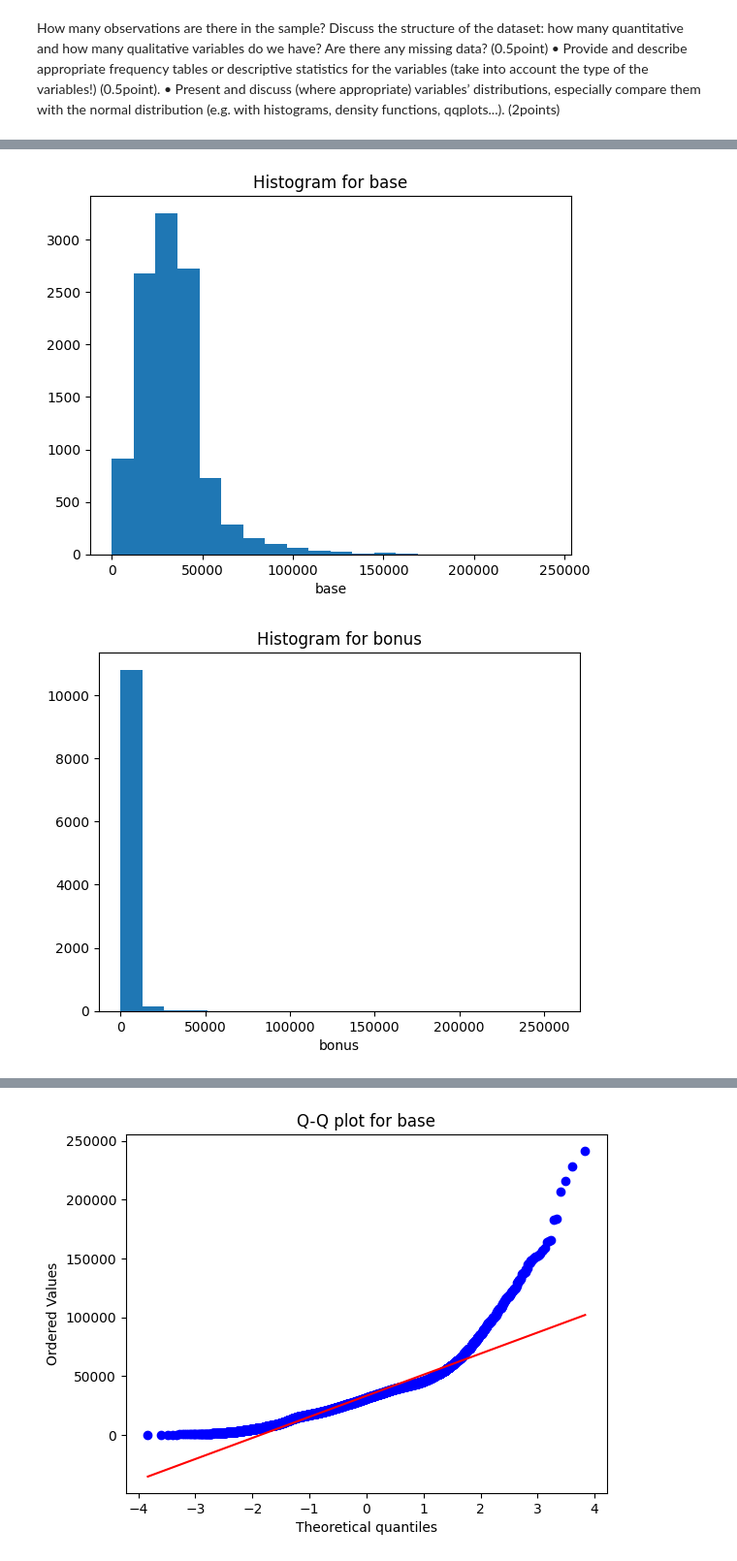
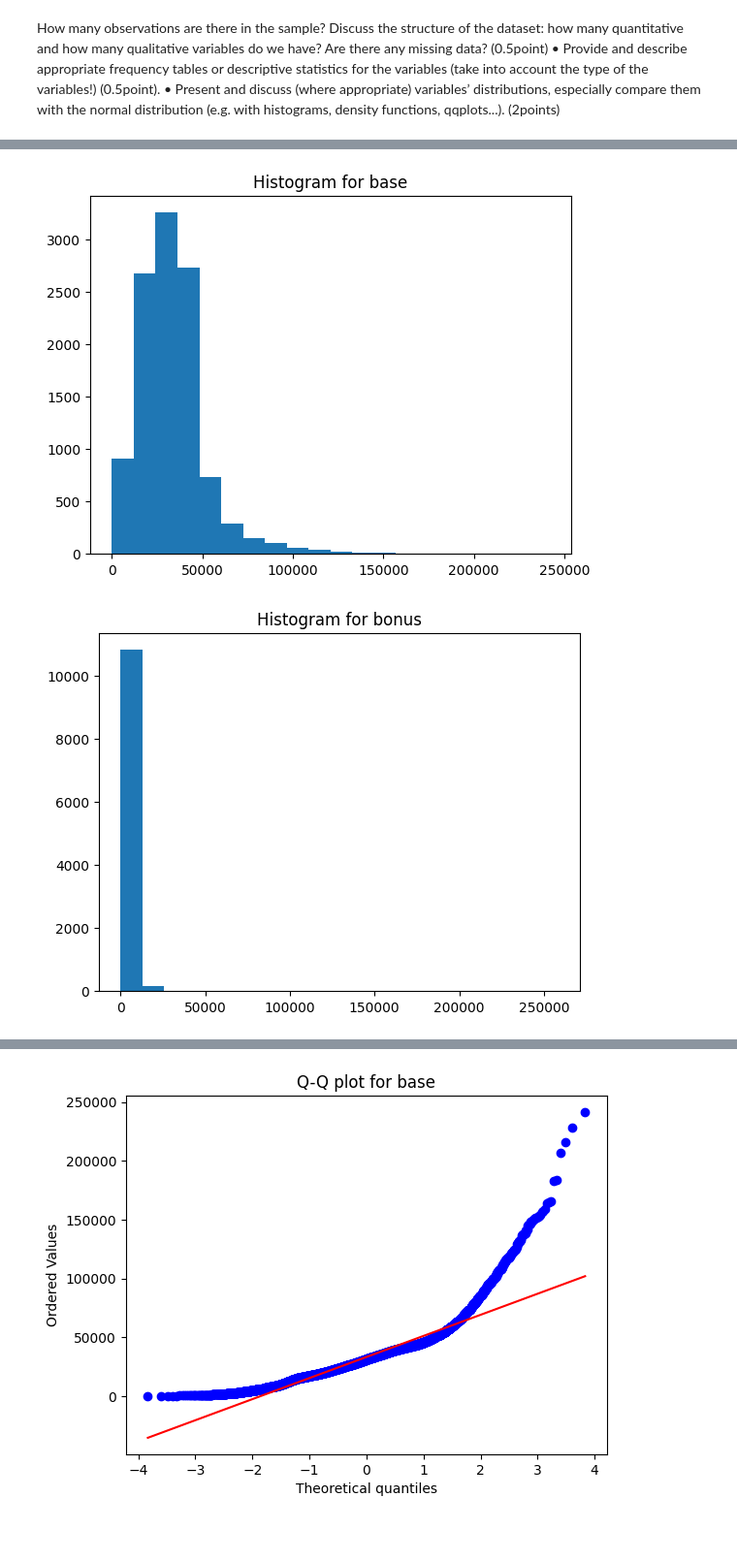
Before and after one commit to mtraczyk/MachineLearningUW, a Jupyter notebook: StatisticalMachineLearning/SML_2023_project_1.ipynb, the cells around one changed output, grey strips where cells are left out. Shown at 97% size. Drawn from its saved outputs; the diff is of its cells as text; code cells hidden in the pictures; blank space fills up the shorter version.

```diff
--- a/StatisticalMachineLearning/SML_2023_project_1.ipynb
+++ b/StatisticalMachineLearning/SML_2023_project_1.ipynb
@@ -68,10 +175,9 @@ Name: duration_overtime, dtype: float64
 # %%
 # Histograms for quantitative variables separate plots
 for var in quant_vars:
     plt.hist(data[var], bins=20)
     plt.title(f"Histogram for {var}")
-    plt.xlabel(var)
     plt.show()
 # %% [output]
-[figure, old version]
+[figure, new version]
-[figure, old version]
+[figure, new version]
```
Also changed, not shown: parts of 8 cells of this notebook.
